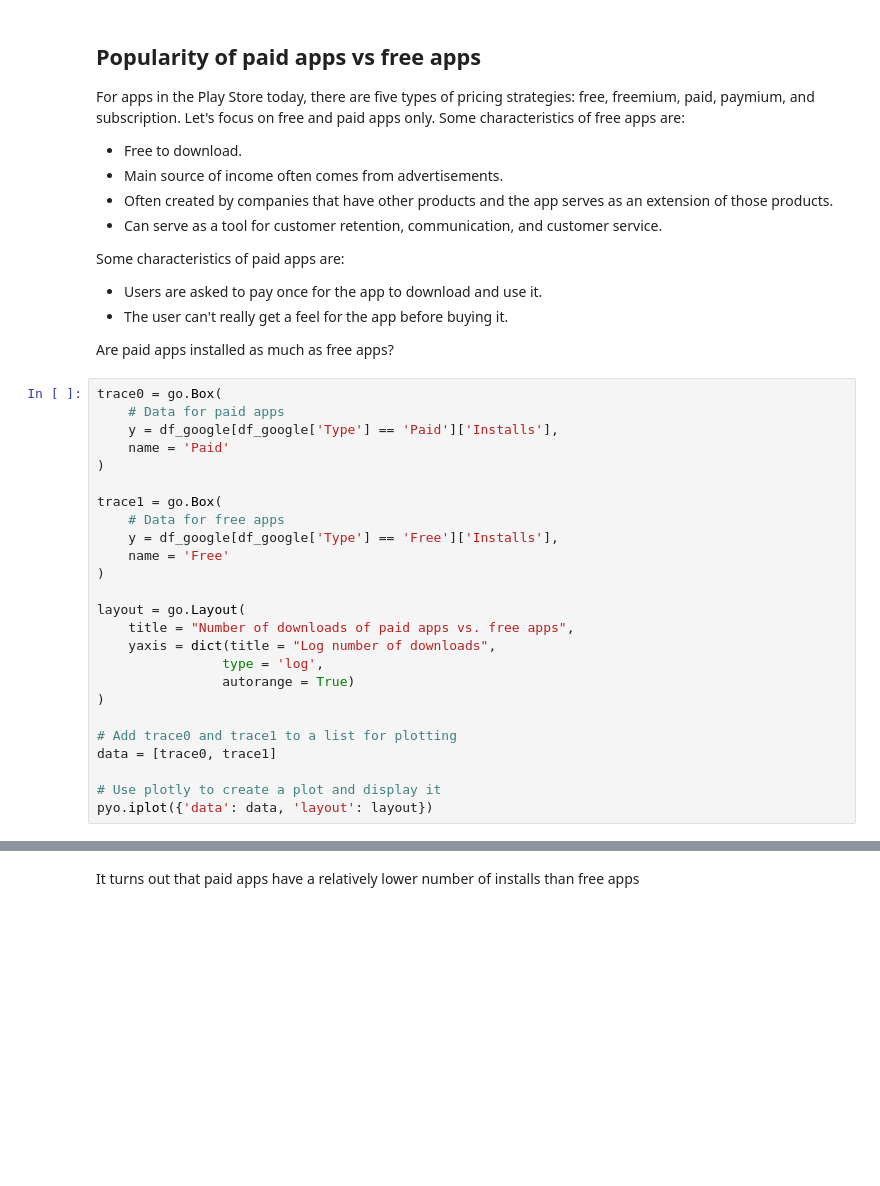
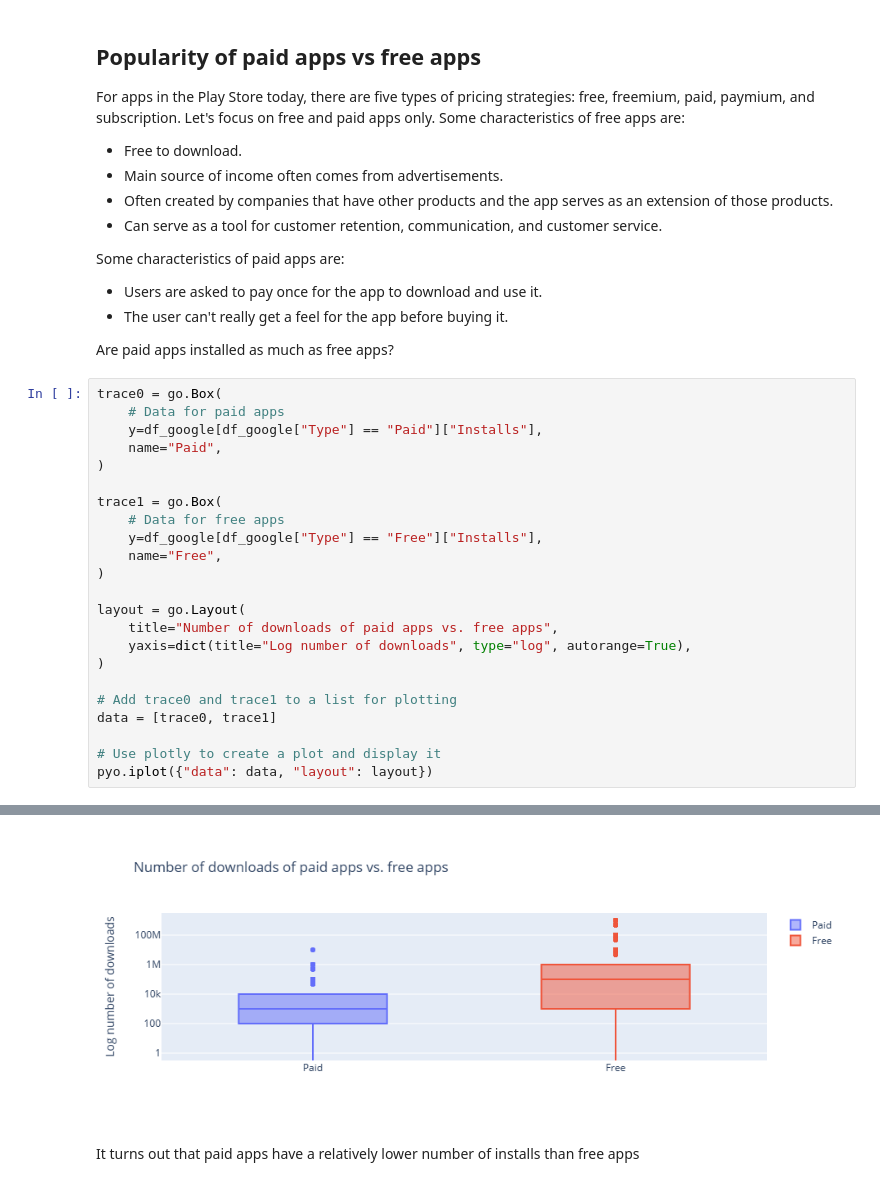
Before and after one commit to JOSHUA-KINYWA/Apps, a Jupyter notebook: AppAnalysis.ipynb, the cells around one changed output, grey strips where cells are left out. Drawn from its saved outputs; the diff is of its cells as text; blank space fills up the shorter version.

```diff
--- a/AppAnalysis.ipynb
+++ b/AppAnalysis.ipynb
@@ -303,26 +278,24 @@ Are paid apps installed as much as free apps?
 # %%
 trace0 = go.Box(
     # Data for paid apps
-    y = df_google[df_google['Type'] == 'Paid']['Installs'],
-    name = 'Paid'
+    y=df_google[df_google["Type"] == "Paid"]["Installs"],
+    name="Paid",
 )
 
 trace1 = go.Box(
     # Data for free apps
-    y = df_google[df_google['Type'] == 'Free']['Installs'],
-    name = 'Free'
+    y=df_google[df_google["Type"] == "Free"]["Installs"],
+    name="Free",
 )
 
 layout = go.Layout(
-    title = "Number of downloads of paid apps vs. free apps",
-    yaxis = dict(title = "Log number of downloads",
-                type = 'log',
-                autorange = True)
+    title="Number of downloads of paid apps vs. free apps",
+    yaxis=dict(title="Log number of downloads", type="log", autorange=True),
 )
 
 # Add trace0 and trace1 to a list for plotting
 data = [trace0, trace1]
 
 # Use plotly to create a plot and display it
-pyo.iplot({'data': data, 'layout': layout})
+pyo.iplot({"data": data, "layout": layout})
 # %% [output]
@@ -330,3 +302,4 @@ pyo.iplot({'data': data, 'layout': layout})
+[figure, added]
 # %% [markdown]
 It turns out that paid apps have a relatively lower number of installs than free apps
 # %% [markdown]
```
Also changed, not shown: parts of 14 cells of this notebook, 5 other files.
